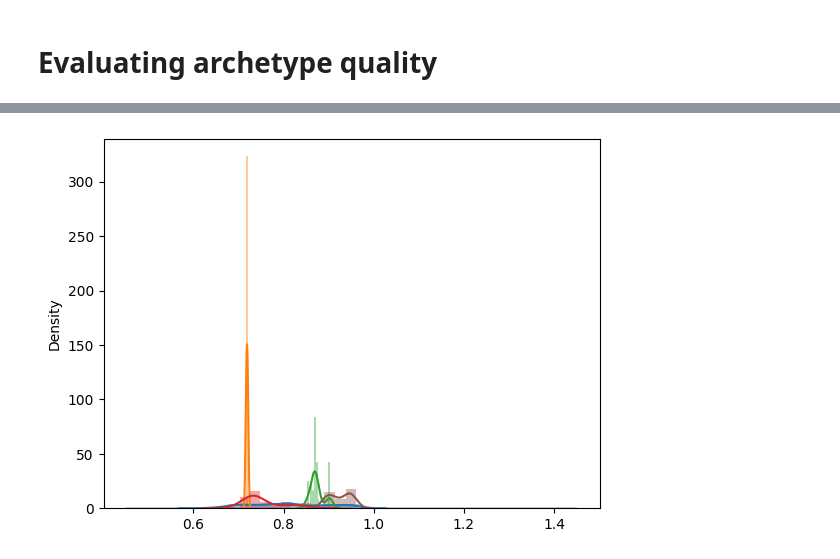
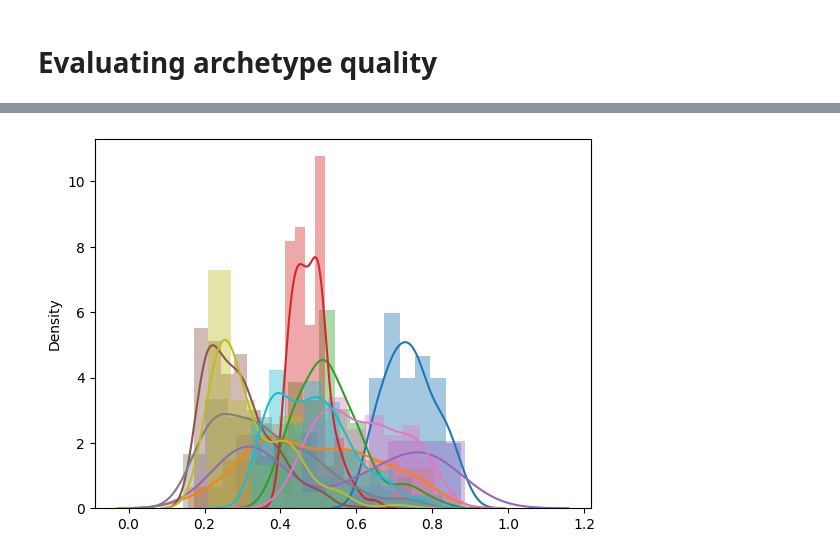
Before and after one commit to AlanGanem/heterogeneous-metric-learning, a Jupyter notebook: examples/HML Examples-Copy1.ipynb, the cells around one changed output, grey strips where cells are left out. Cells and saved outputs as stored; diff of their text form; code cells hidden in the pictures.

```diff
--- a/examples/HML Examples-Copy1.ipynb
+++ b/examples/HML Examples-Copy1.ipynb
@@ -251,10 +251,13 @@ for c in tqdm(cluster_sizes):
     np.random.seed(42)
 
     encoder = ClusterArchetypeEncoder(split_ensemble,
-                            topn_archetypes = 3,
+                            #topn_archetypes = 3,
                             #alpha = 1,
                             clusterer = KMeans(c),
-                            embedder = GaussianRandomProjection(10),
+                            embedder = GaussianRandomProjection(100),
+                                      membership_estimator = LogisticRegression(),
+                                      membership_estimator_method = "predict_proba",
+                                      use_leaf_memberships=False
                            )
 
 #     encoder = GraphArchetypeEncoder(split_ensemble,
@@ -841,12 +866,13 @@ Text(0.5, 1.0, 'embeddings entropy distribution, average 0.8142685294151306')
 # %%
-m = estimator.base_embedder_.transform(X_test).A.argmax(1)
+#m = estimator.base_embedder_.transform(X_test).A.argmax(1)
+m = d.argmax(1)
 for i in np.unique(m):
     msk = m==i
     a = entropy(d[msk], axis = 1)
     sns.distplot(a)
     #plt.title("embeddings entropy distribution")
 # %% [output]
-[figure, old version]
+[figure, new version]
 # %%
 
 for d_ in d.T:
```
Also changed, not shown: parts of 18 cells of this notebook, 1 other file.
